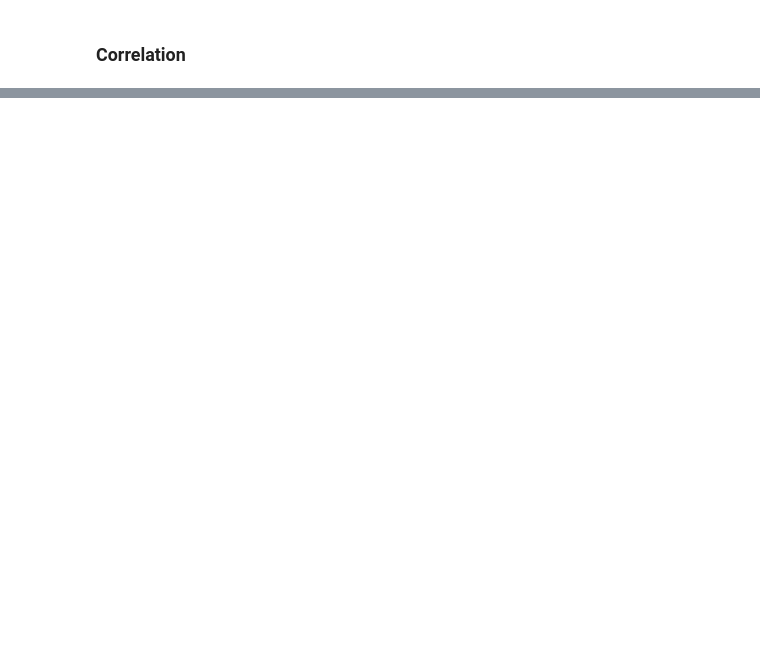
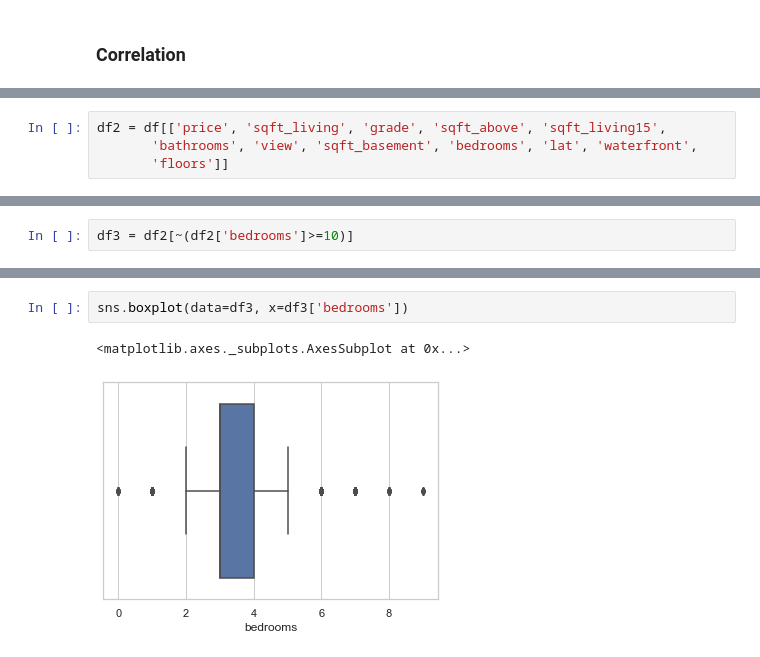
Before and after one commit to DennisNgugi/kc-house-prediction, a Jupyter notebook: KC house data.ipynb, the cells around one changed output, grey strips where cells are left out. Saved outputs shown, nothing was run; the diff lists cells and outputs as text; blank space fills up the shorter version.

```diff
--- a/KC house data.ipynb
+++ b/KC house data.ipynb
@@ -70,0 +101,4 @@ KeyError: 'quality'
+# %%
+df2 = df[['price', 'sqft_living', 'grade', 'sqft_above', 'sqft_living15',
+       'bathrooms', 'view', 'sqft_basement', 'bedrooms', 'lat', 'waterfront',
+       'floors']]
@@ -70,0 +142,2 @@ KeyError: 'quality'
+# %%
+df3 = df2[~(df2['bedrooms']>=10)]
@@ -70,0 +160,5 @@ KeyError: 'quality'
+# %%
+sns.boxplot(data=df3, x=df3['bedrooms'])
+# %% [output]
+<matplotlib.axes._subplots.AxesSubplot at 0x...>
+[figure, added]
```
Also changed, not shown: parts of 12 cells of this notebook.
